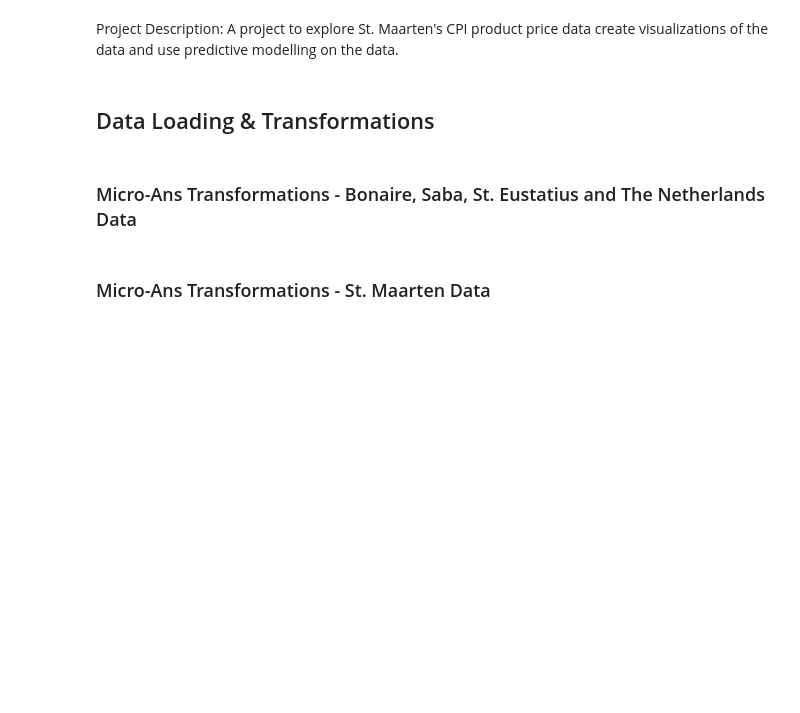
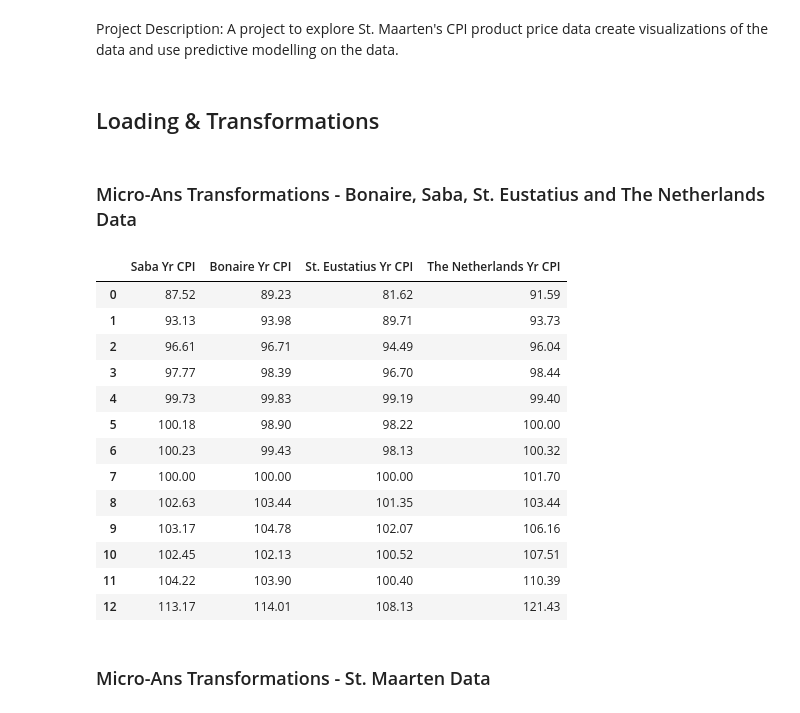
Before and after one commit to DonSeverin/St.Maarten_CPI_Product_Price_Prediction, a Jupyter notebook: code/sxmpd_ex_code.ipynb, the cells around one changed output. Cells and saved outputs as stored; diff of their text form; code cells hidden in the pictures; blank space fills up the shorter version.

```diff
--- a/code/sxmpd_ex_code.ipynb
+++ b/code/sxmpd_ex_code.ipynb
@@ -3,7 +3,7 @@
 # %% [markdown]
 <p>Project Description: A project to explore St. Maarten's CPI product price data create visualizations of the data and use predictive modelling on the data.</p>
 # %% [markdown]
-## Data Loading & Transformations
+## Loading & Transformations
 # %%
 # Importing required libbrairies
 %matplotlib inline
@@ -24,4 +34,29 @@ df_nl  = pd.read_csv( M_PATH[4], sep = ';', quotechar='"', skiprows=3, header=2)
 # %% [markdown]
 ### Micro-Ans Transformations - Bonaire, Saba, St. Eustatius and The Netherlands Data
+# %%
+# isolate the independant value columns for merging to a single dataframe.
+df_sa_values = df_sa[['2017=100']].rename(columns={'2017=100': 'Saba Yr CPI'}).dropna()
+df_bo_values = df_bo[['2017=100']].rename(columns={'2017=100': 'Bonaire Yr CPI'}).dropna()
+df_se_values = df_se[['2017=100']].rename(columns={'2017=100': 'St. Eustatius  Yr CPI'}).dropna()
+df_nl_values = df_nl[['2015 = 100']].rename(columns={'2015 = 100': 'The Netherlands Yr CPI'}).dropna()
+
+# Final values dataframe of all countries CPI
+cpi_per_loc_per_year = pd.concat([df_sa_values, df_bo_values, df_se_values, df_nl_values], axis= 1 )
+display(cpi_per_loc_per_year)
+# %% [output]
+|  | Saba Yr CPI | Bonaire Yr CPI | St. Eustatius Yr CPI | The Netherlands Yr CPI |
+| 0 | 87.52 | 89.23 | 81.62 | 91.59 |
+| 1 | 93.13 | 93.98 | 89.71 | 93.73 |
+| 2 | 96.61 | 96.71 | 94.49 | 96.04 |
+| 3 | 97.77 | 98.39 | 96.70 | 98.44 |
+| 4 | 99.73 | 99.83 | 99.19 | 99.40 |
+| 5 | 100.18 | 98.90 | 98.22 | 100.00 |
+| 6 | 100.23 | 99.43 | 98.13 | 100.32 |
+| 7 | 100.00 | 100.00 | 100.00 | 101.70 |
+| 8 | 102.63 | 103.44 | 101.35 | 103.44 |
+| 9 | 103.17 | 104.78 | 102.07 | 106.16 |
+| 10 | 102.45 | 102.13 | 100.52 | 107.51 |
+| 11 | 104.22 | 103.90 | 100.40 | 110.39 |
+| 12 | 113.17 | 114.01 | 108.13 | 121.43 |
 # %% [markdown]
 ### Micro-Ans Transformations - St. Maarten Data
```
Also changed, not shown: parts of 7 cells of this notebook.
